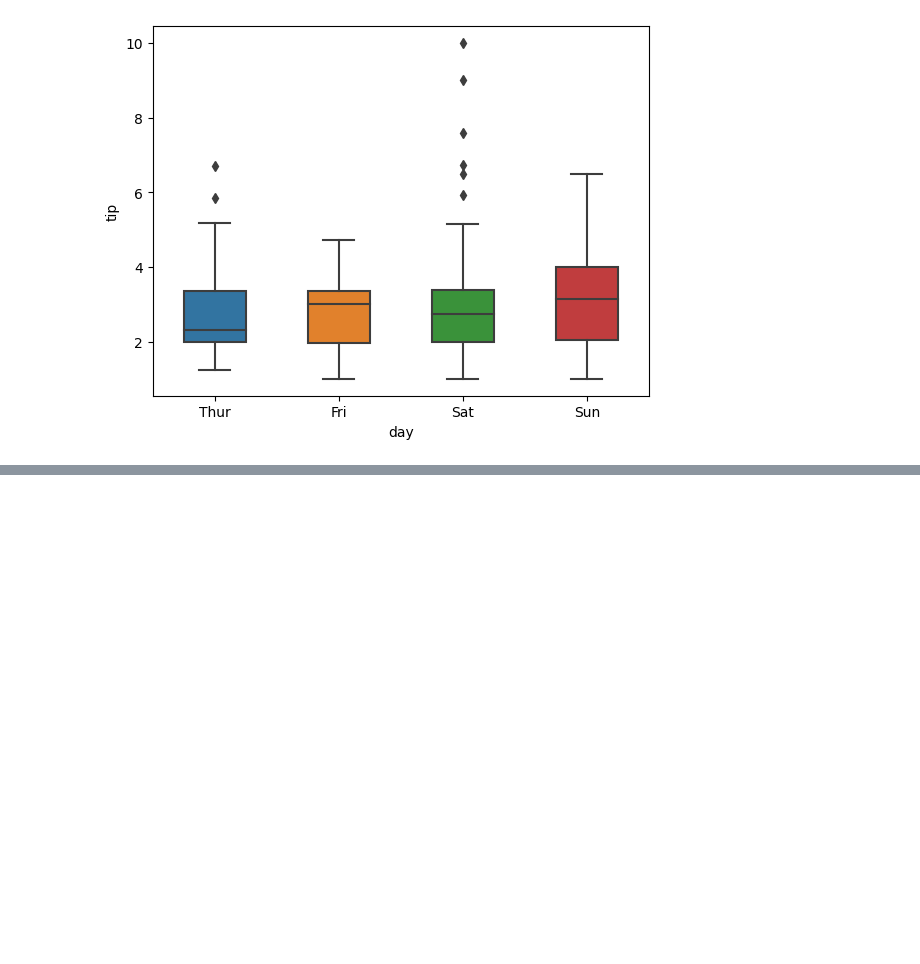
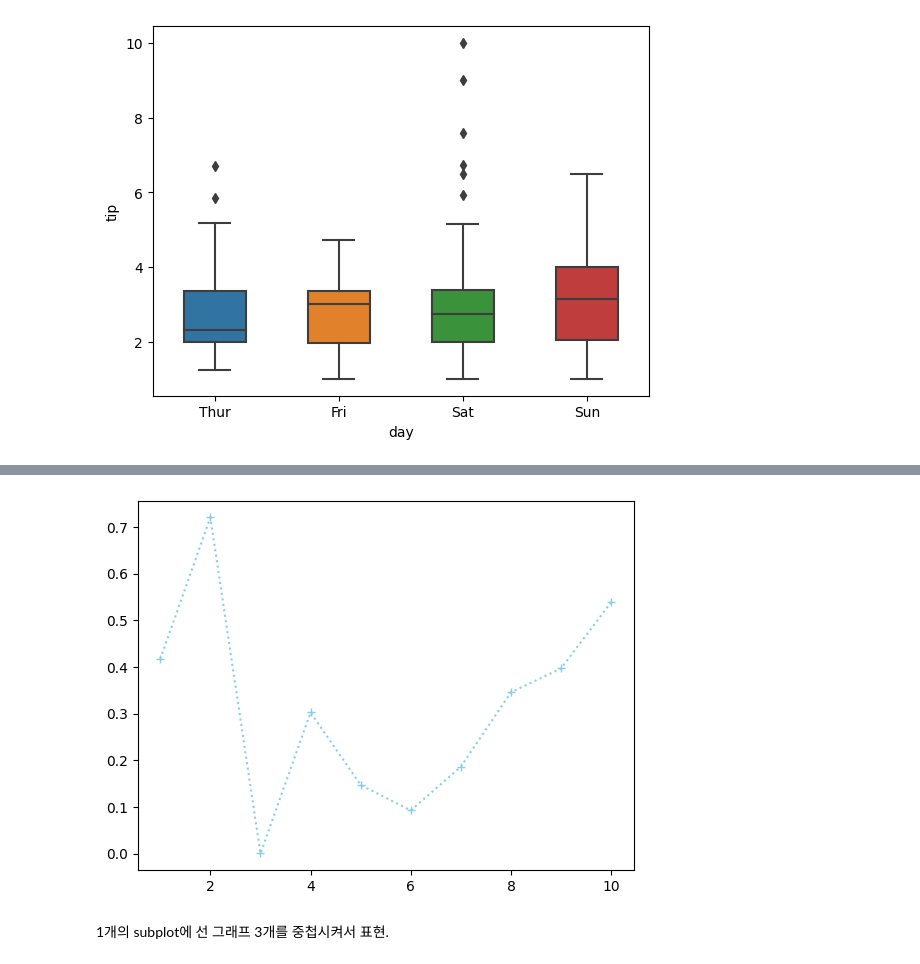
Before and after one commit to SuJeKim/Python-colab, a Jupyter notebook: py16_matplotlib.ipynb, the cells around one changed output, grey strips where cells are left out. Saved outputs shown, nothing was run; the diff lists cells and outputs as text; code cells hidden in the pictures; blank space fills up the shorter version.

```diff
--- a/py16_matplotlib.ipynb
+++ b/py16_matplotlib.ipynb
@@ -426,0 +502,13 @@ plt.show()
+# %%
+# variable-length keyword argument(**kwargs) 사용 방법:
+plt.plot(df.time, df.price,
+         c='skyblue', # color
+         marker= '+', # marker
+         linestyle= 'dotted' # line style
+         )
+
+plt.show()
+# %% [output]
+[figure, added]
+# %% [markdown]
+1개의 subplot에 선 그래프 3개를 중첩시켜서 표현.
```
Also changed, not shown: parts of 17 cells of this notebook.
